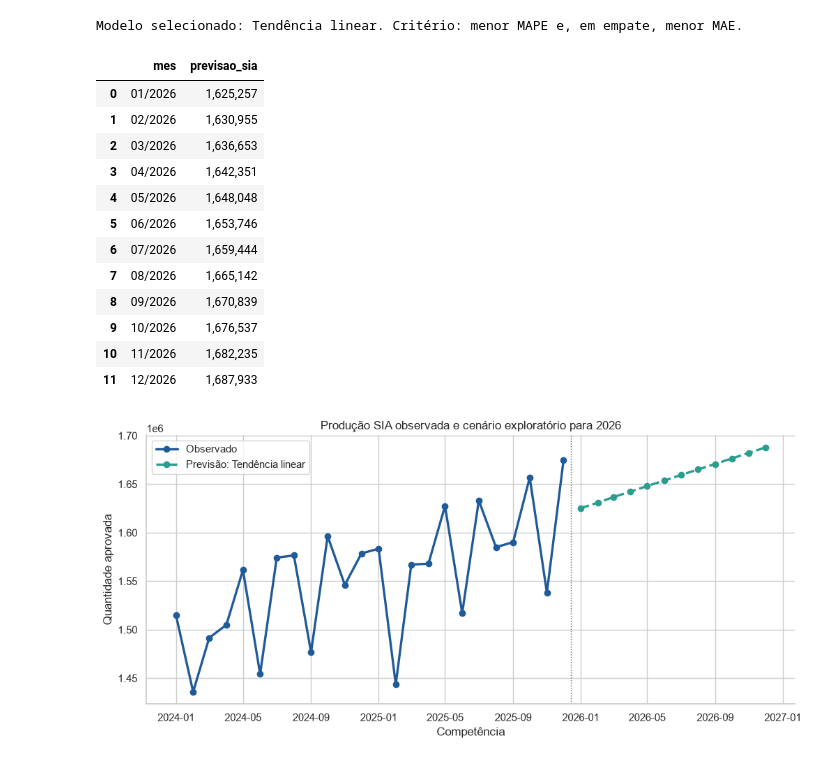
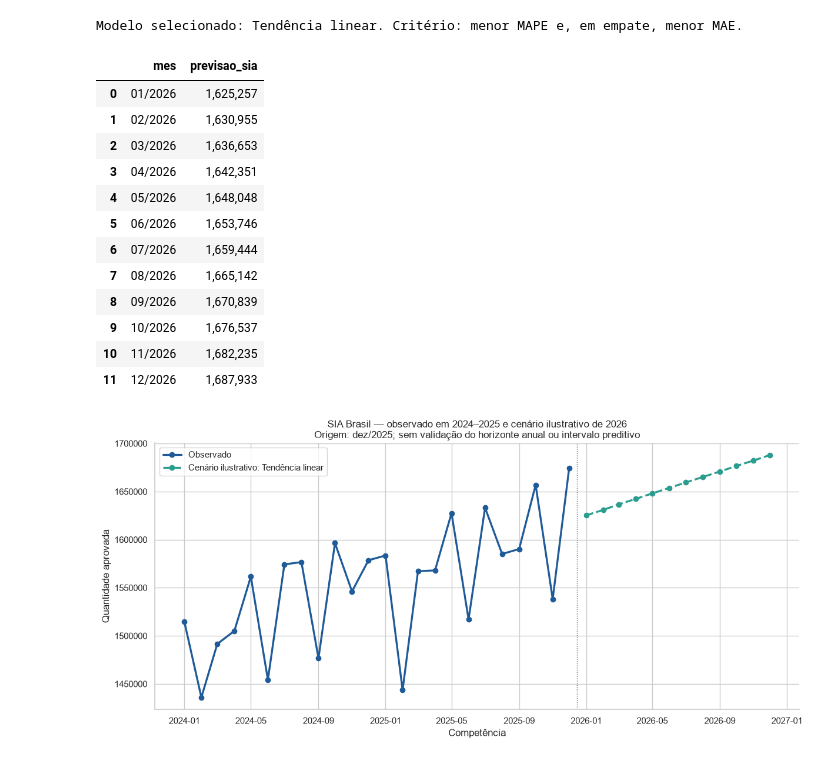
Before and after one commit to paula-33/POS-SENAI, a Jupyter notebook: estatistica-aplicada-a-analise-de-dados-40h/Trabalho-final/Notebook/09_ANALISE_ESTATISTICA_E_PREVISAO_DRC.ipynb, the cells around one changed output. Cells and saved outputs as stored; diff of their text form; code cells hidden in the pictures.

```diff
--- a/estatistica-aplicada-a-analise-de-dados-40h/Trabalho-final/Notebook/09_ANALISE_ESTATISTICA_E_PREVISAO_DRC.ipynb
+++ b/estatistica-aplicada-a-analise-de-dados-40h/Trabalho-final/Notebook/09_ANALISE_ESTATISTICA_E_PREVISAO_DRC.ipynb
@@ -430,37 +436,38 @@ Modelo selecionado: Tendência linear. Critério: menor MAPE e, em empate, menor
 # %%
 if melhor_modelo == 'Média móvel (3 meses)':
     previsao_2026 = previsao_media_movel(serie_completa, 12)
 elif melhor_modelo == 'Tendência linear':
     previsao_2026 = previsao_tendencia_linear(serie_completa, 12)
 else:
     previsao_2026 = previsao_sazonal_ingenua(serie_completa, 12)
 
 futuro = pd.DataFrame({'data': pd.date_range('2026-01-01', periods=12, freq='MS'), 'previsao_sia': previsao_2026})
 display(futuro.assign(mes=lambda x: x['data'].dt.strftime('%m/%Y')).loc[:, ['mes', 'previsao_sia']].style.format({'previsao_sia': '{:,.0f}'}))
 
-fig, ax = plt.subplots(figsize=(12, 5))
+fig, ax = plt.subplots(figsize=(12, 5.5), layout='constrained')
 ax.plot(sia_mensal['data'], sia_mensal['sia'], color=CORES['sia'], marker='o', linewidth=2.4, label='Observado')
-ax.plot(futuro['data'], futuro['previsao_sia'], color=CORES['destaque'], marker='o', linestyle='--', linewidth=2.4, label=f'Previsão: {melhor_modelo}')
+ax.plot(futuro['data'], futuro['previsao_sia'], color=CORES['destaque'], marker='o', linestyle='--', linewidth=2.4, label=f'Cenário ilustrativo: {melhor_modelo}')
 ax.axvline(pd.Timestamp('2025-12-15'), color=CORES['cinza'], linestyle=':', linewidth=1)
-ax.set(title='Produção SIA observada e cenário exploratório para 2026', xlabel='Competência', ylabel='Quantidade aprovada')
+ax.set(title='SIA Brasil — observado em 2024–2025 e cenário ilustrativo de 2026\nOrigem: dez/2025; sem validação do horizonte anual ou intervalo preditivo', xlabel='Competência', ylabel='Quantidade aprovada')
+ax.ticklabel_format(axis='y', style='plain')
 ax.legend(frameon=True)
 ax.spines[['top', 'right']].set_visible(False)
 plt.show()
 # %% [output]
 |  | mes | previsao_sia |
 | 0 | 01/2026 | 1,625,257 |
 | 1 | 02/2026 | 1,630,955 |
 | 2 | 03/2026 | 1,636,653 |
 | 3 | 04/2026 | 1,642,351 |
 | 4 | 05/2026 | 1,648,048 |
 | 5 | 06/2026 | 1,653,746 |
 | 6 | 07/2026 | 1,659,444 |
 | 7 | 08/2026 | 1,665,142 |
 | 8 | 09/2026 | 1,670,839 |
 | 9 | 10/2026 | 1,676,537 |
 | 10 | 11/2026 | 1,682,235 |
 | 11 | 12/2026 | 1,687,933 |
-[figure, old version]
+[figure, new version]
 # %% [markdown]
 ## 10. Síntese e comunicação dos resultados
 
```
Also changed, not shown: parts of 8 cells of this notebook, 24 other files.
